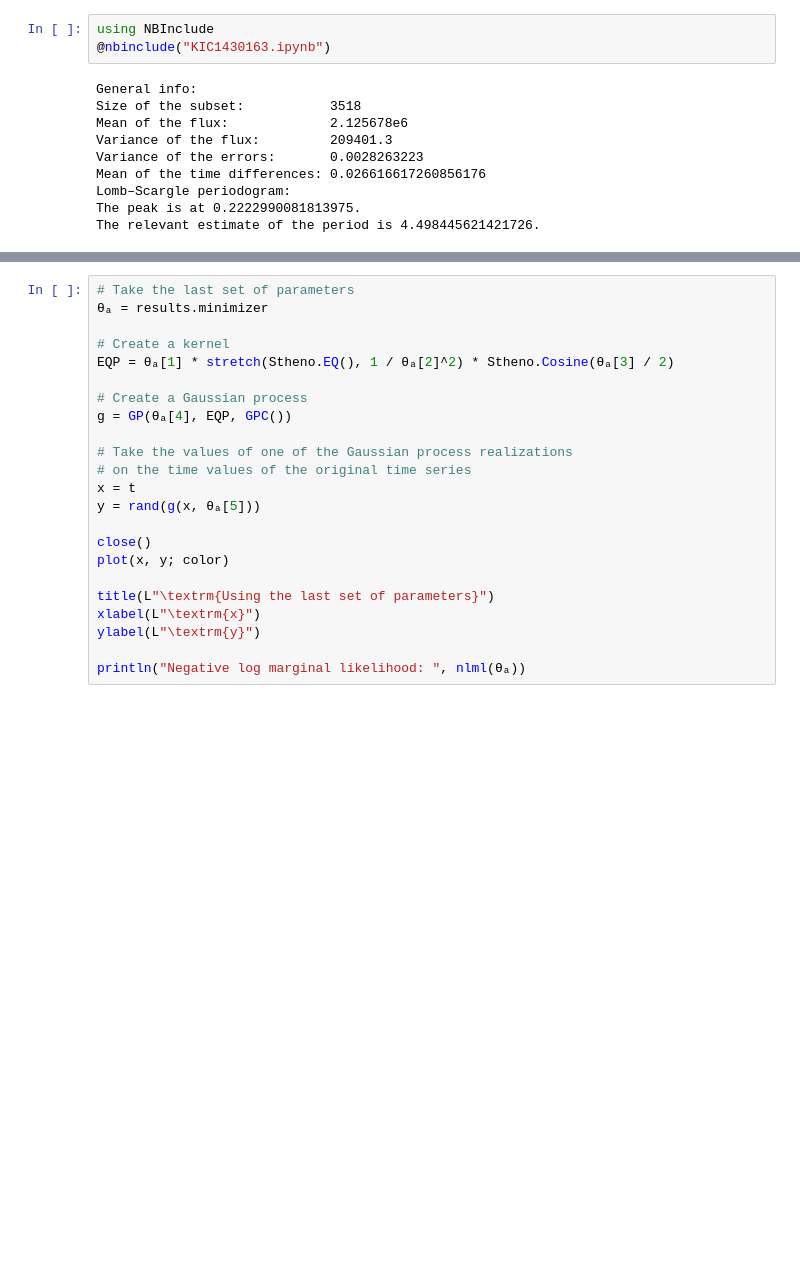
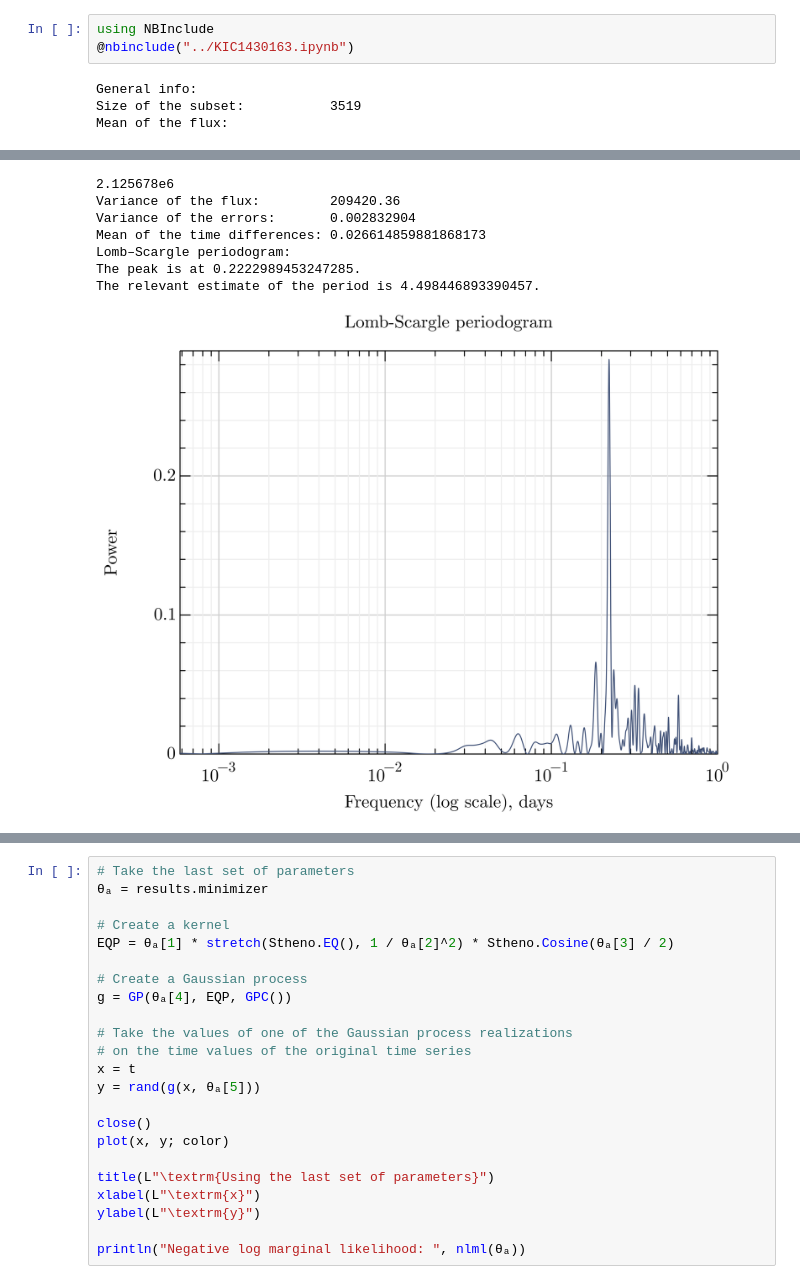
Before and after one commit to paveloom-c/GPKernels, a Jupyter notebook: notebooks/KIC1430163/EQP/EQP.ipynb, the cells around one changed output, grey strips where cells are left out. Drawn from its saved outputs; the diff is of its cells as text; blank space fills up the shorter version.

```diff
--- a/notebooks/KIC1430163/EQP/EQP.ipynb
+++ b/notebooks/KIC1430163/EQP/EQP.ipynb
@@ -1,13 +1,7 @@
 # %%
 using NBInclude
-@nbinclude("KIC1430163.ipynb")
+@nbinclude("../KIC1430163.ipynb")
 # %% [output]
 General info:
-Size of the subset:           3518
-Mean of the flux:             2.125678e6
-Variance of the flux:         209401.3
-Variance of the errors:       0.0028263223
-Mean of the time differences: 0.026616617260856176
-Lomb–Scargle periodogram:
-The peak is at 0.2222990081813975.
-The relevant estimate of the period is 4.498445621421726.
+Size of the subset:           3519
+Mean of the flux:
@@ -13,0 +25,8 @@ The relevant estimate of the period is 4.498445621421726.
+2.125678e6
+Variance of the flux:         209420.36
+Variance of the errors:       0.002832904
+Mean of the time differences: 0.026614859881868173
+Lomb–Scargle periodogram:
+The peak is at 0.2222989453247285.
+The relevant estimate of the period is 4.498446893390457.
+[figure, added]
```
Also changed, not shown: parts of 5 cells of this notebook, 2 other files.
